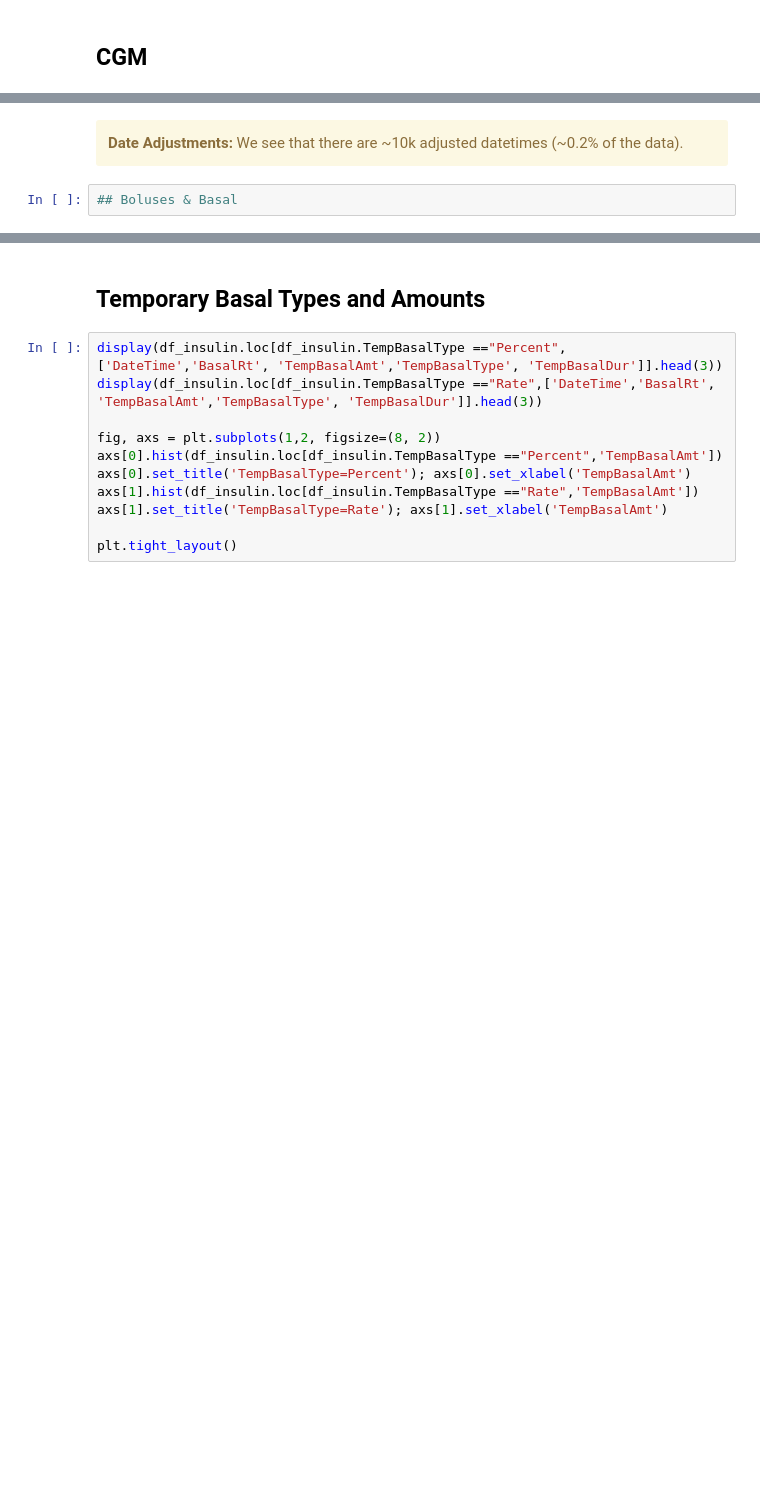
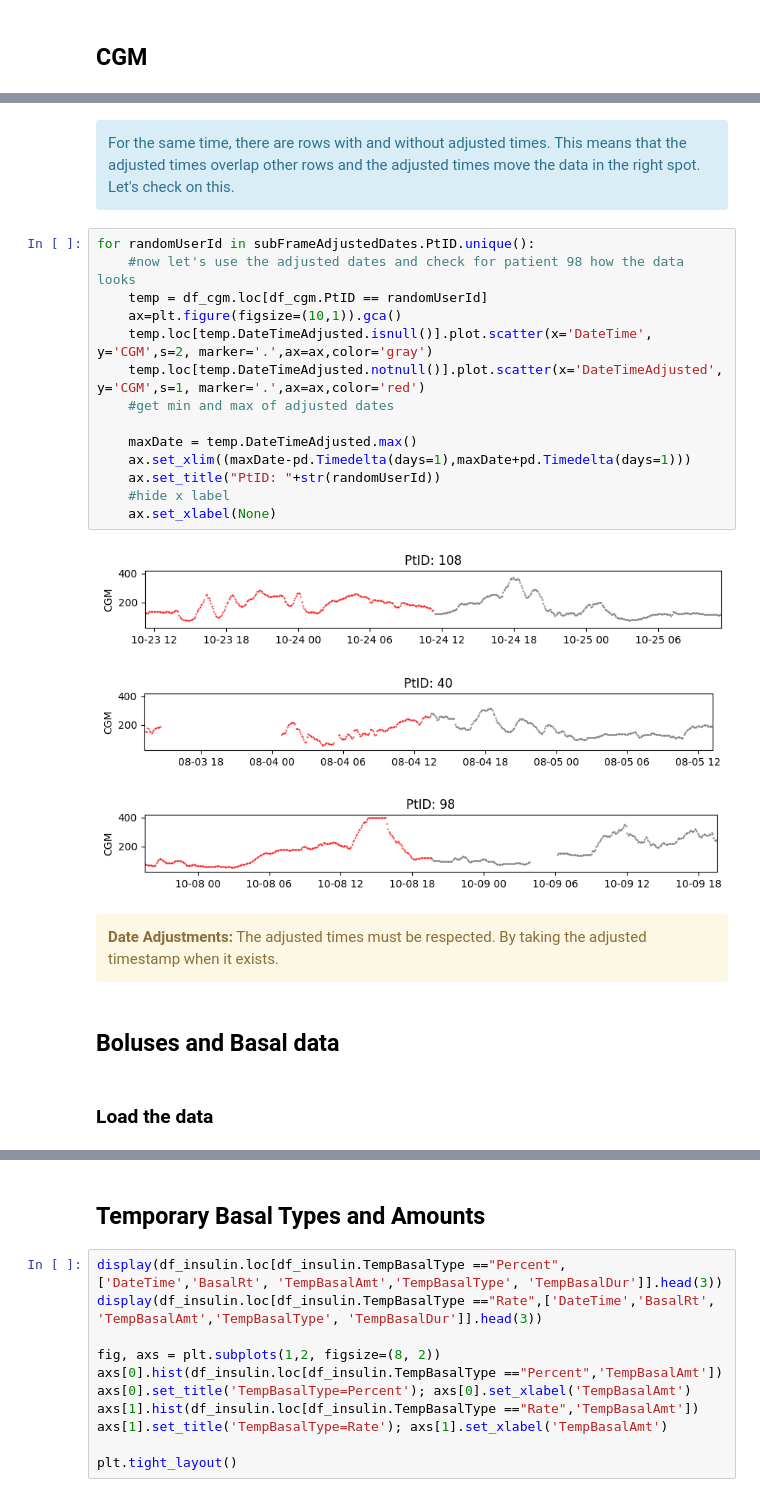
Before and after one commit to nudgebg/egvinsulin, a Jupyter notebook: notebooks/understand-flair-dataset/understand-flair-dataset.ipynb, the cells around one changed output, grey strips where cells are left out. Drawn from its saved outputs; the diff is of its cells as text; blank space fills up the shorter version.

```diff
--- a/notebooks/understand-flair-dataset/understand-flair-dataset.ipynb
+++ b/notebooks/understand-flair-dataset/understand-flair-dataset.ipynb
@@ -120,9 +177,31 @@ unique patient ids:  113
+# %% [markdown]
+<div class="alert alert-block alert-info"> For the same time, there are rows with and without adjusted times. This means that the adjusted times overlap other rows and the adjusted times move the data in the right spot. Let's check on this.</div>
+# %%
+for randomUserId in subFrameAdjustedDates.PtID.unique():
+    #now let's use the adjusted dates and check for patient 98 how the data looks
+    temp = df_cgm.loc[df_cgm.PtID == randomUserId]
+    ax=plt.figure(figsize=(10,1)).gca()
+    temp.loc[temp.DateTimeAdjusted.isnull()].plot.scatter(x='DateTime', y='CGM',s=2, marker='.',ax=ax,color='gray')
+    temp.loc[temp.DateTimeAdjusted.notnull()].plot.scatter(x='DateTimeAdjusted', y='CGM',s=1, marker='.',ax=ax,color='red')
+    #get min and max of adjusted dates
+
+    maxDate = temp.DateTimeAdjusted.max()
+    ax.set_xlim((maxDate-pd.Timedelta(days=1),maxDate+pd.Timedelta(days=1)))
+    ax.set_title("PtID: "+str(randomUserId))
+    #hide x label
+    ax.set_xlabel(None)
+# %% [output]
+[figure, added]
+[figure, added]
+[figure, added]
 # %% [markdown]
 <div class="alert alert-block alert-warning">
-<b>Date Adjustments:</b> We see that there are ~10k adjusted datetimes (~0.2% of the data).
+<b>Date Adjustments:</b> The adjusted times must be respected. By taking the adjusted timestamp when it exists.
 </div>
-# %%
-## Boluses & Basal
+# %% [markdown]
+## Boluses and Basal data
+# %% [markdown]
+### Load the data
 # %%
 path = os.path.join(current_dir, '..', '..', 'data/raw','FLAIRPublicDataSet','Data Tables', 'FLAIRDevicePump.txt')
 df_insulin = pd.read_csv(path, sep="|", low_memory=False,
```
Also changed, not shown: parts of 22 cells of this notebook.
